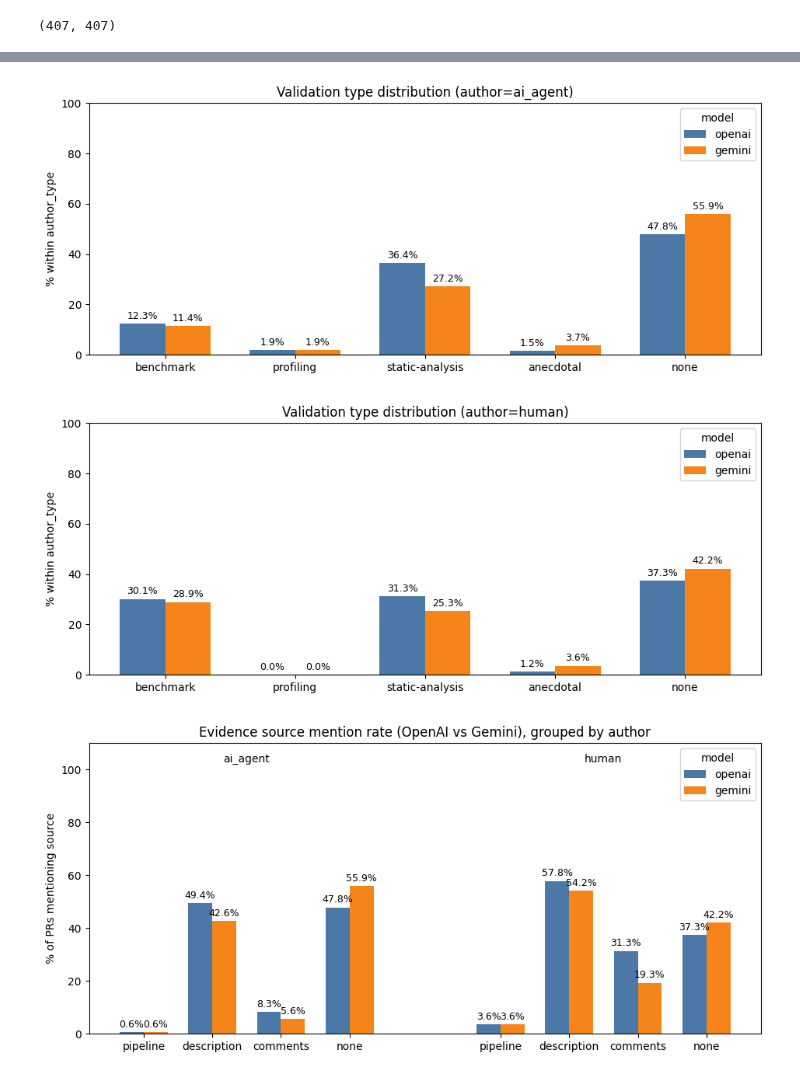
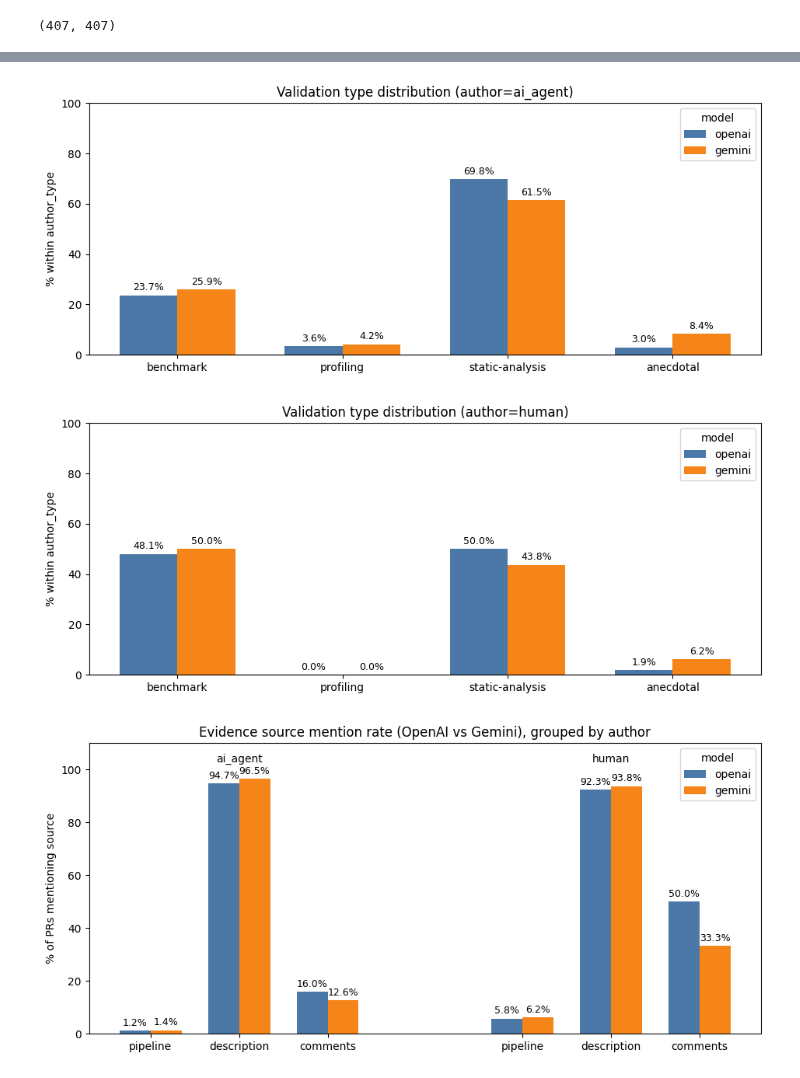
Before and after one commit to PurdueDualityLab/github_perf_patch_study, a Jupyter notebook: RQ3/analysis.ipynb, the cells around one changed output, grey strips where cells are left out. Saved outputs shown, nothing was run; the diff lists cells and outputs as text; code cells hidden in the pictures.

```diff
--- a/RQ3/analysis.ipynb
+++ b/RQ3/analysis.ipynb
@@ -9,6 +9,9 @@ gemini_data = pd.read_parquet("/Users/antoniozhong/Documents/dev/purdue/MSR2026/
 len(openai_data), len(gemini_data)
 # %% [output]
 (407, 407)
+# %%
+openai_data = openai_data[openai_data["validation_type"] != "none"]
+gemini_data = gemini_data[gemini_data["validation_type"] != "none"]
 # %%
 print("=== OPENAI DATA ===")
 print(f"Rows: {len(openai_data)}")
@@ -154,7 +153,6 @@ VALIDATION_ORDER = [
     "profiling",
     "static-analysis",
     "anecdotal",
-    "none",
 ]
 AUTHOR_ORDER = ["ai_agent", "human"]
 
@@ -231,8 +229,8 @@ def plot_validation_type_for_author(author: str):
 plot_validation_type_for_author("ai_agent")
 plot_validation_type_for_author("human")
 # %% [output]
-[figure, old version]
+[figure, new version]
-[figure, old version]
+[figure, new version]
 # %%
 # ============================================================
 # 3) ONE FIGURE: Evidence source (OpenAI vs Gemini)
@@ -247,7 +245,7 @@ import numpy as np
 import matplotlib.pyplot as plt
 
 AUTHOR_ORDER = ["ai_agent", "human"]
-SOURCE_ORDER = ["pipeline", "description", "comments",  "none"]
+SOURCE_ORDER = ["pipeline", "description", "comments"]
 
 # ✅ Set consistent colors per model
 OPENAI_COLOR = "#4c78a8"
@@ -297,7 +295,6 @@ flags = pd.DataFrame({
     "pipeline": all_df["evidence_sources"].apply(lambda xs: "pipeline" in xs),
     "description": all_df["evidence_sources"].apply(lambda xs: "description" in xs),
     "comments": all_df["evidence_sources"].apply(lambda xs: "comments" in xs),
-    "none": all_df["evidence_sources"].apply(lambda xs: len(xs) == 0),
 })
 flags = pd.concat([all_df[["model", "author_type"]].reset_index(drop=True), flags], axis=1)
 
@@ -343,31 +340,31 @@ for a_idx, author in enumerate(AUTHOR_ORDER):
 
     ax.text(xs.mean(), 102, author, ha="center", va="bottom", fontsize=10)
 
 # ticks
 xticks = []
 xlabels = []
 for a_idx, author in enumerate(AUTHOR_ORDER):
     base = a_idx * block_width
     xs = np.arange(n_sources) + base
     xticks.extend(xs.tolist())
     xlabels.extend(SOURCE_ORDER)
 
 ax.set_xticks(xticks)
 ax.set_xticklabels(xlabels)
 ax.set_ylabel("% of PRs mentioning source")
 ax.set_title("Evidence source mention rate (OpenAI vs Gemini), grouped by author")
 ax.set_ylim(0, 110)
 ax.legend(title="model")
 
 # labels
 for p in ax.patches:
     h = p.get_height()
     ax.text(
         p.get_x() + p.get_width()/2, h + 1,
         f"{h:.1f}%", ha="center", va="bottom", fontsize=9
     )
 
 plt.tight_layout()
 plt.show()
 # %% [output]
-[figure, old version]
+[figure, new version]
```
Also changed, not shown: parts of 3 cells of this notebook.
